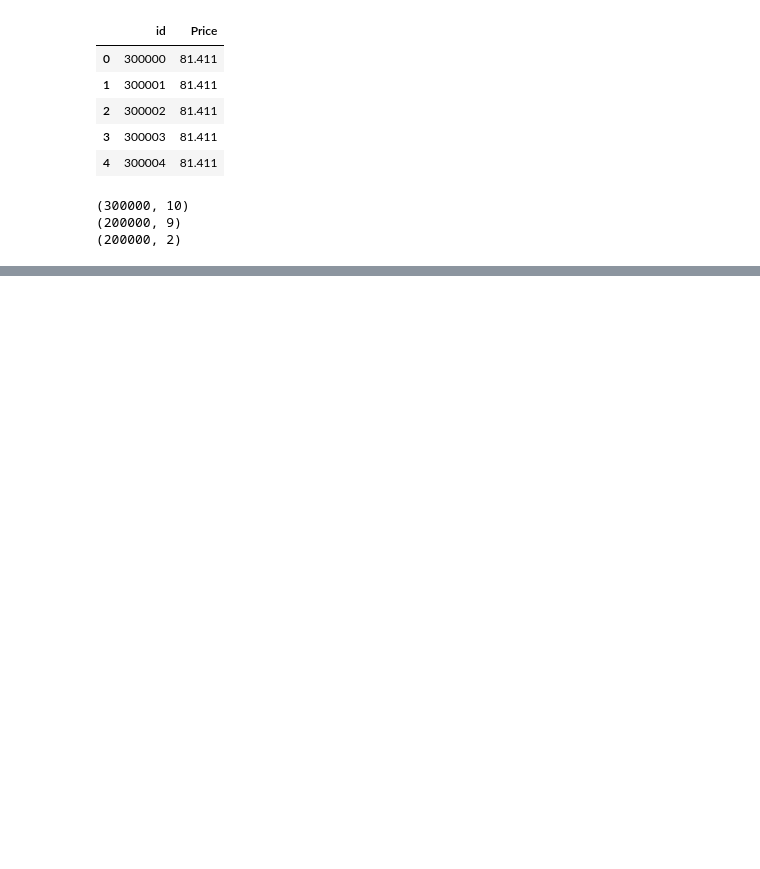
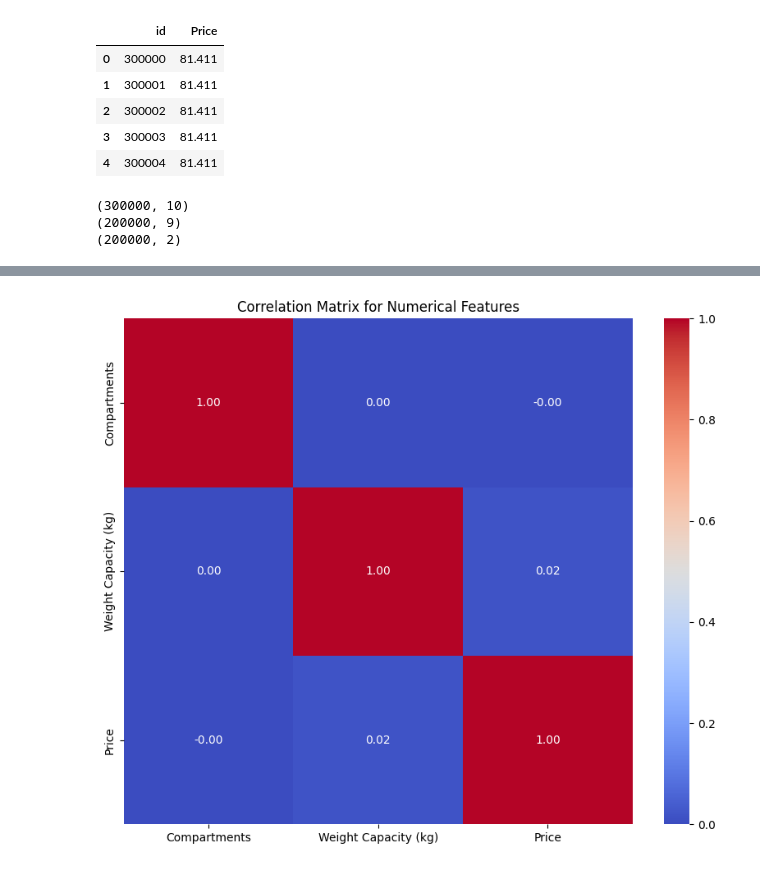
Before and after one commit to omjadhav9271/Backpack-Prediction-Challenge, a Jupyter notebook: nb01.ipynb, the cells around one changed output, grey strips where cells are left out. Saved outputs shown, nothing was run; the diff lists cells and outputs as text; code cells hidden in the pictures; blank space fills up the shorter version.

```diff
--- a/nb01.ipynb
+++ b/nb01.ipynb
@@ -47,0 +155,14 @@ print(sample_submission_data_df.shape)
+# %%
+# Select only numeric columns
+numeric_cols = train_df.select_dtypes(include=['float64', 'int64'])
+
+# Calculate the correlation matrix
+corr_matrix = numeric_cols.corr()
+
+# Plot the heatmap
+plt.figure(figsize=(10, 8))
+sns.heatmap(corr_matrix, annot=True, cmap='coolwarm', fmt='.2f')
+plt.title('Correlation Matrix for Numerical Features')
+plt.show()
+# %% [output]
+[figure, added]
```
Also changed, not shown: parts of 7 cells of this notebook, 1 other file.
